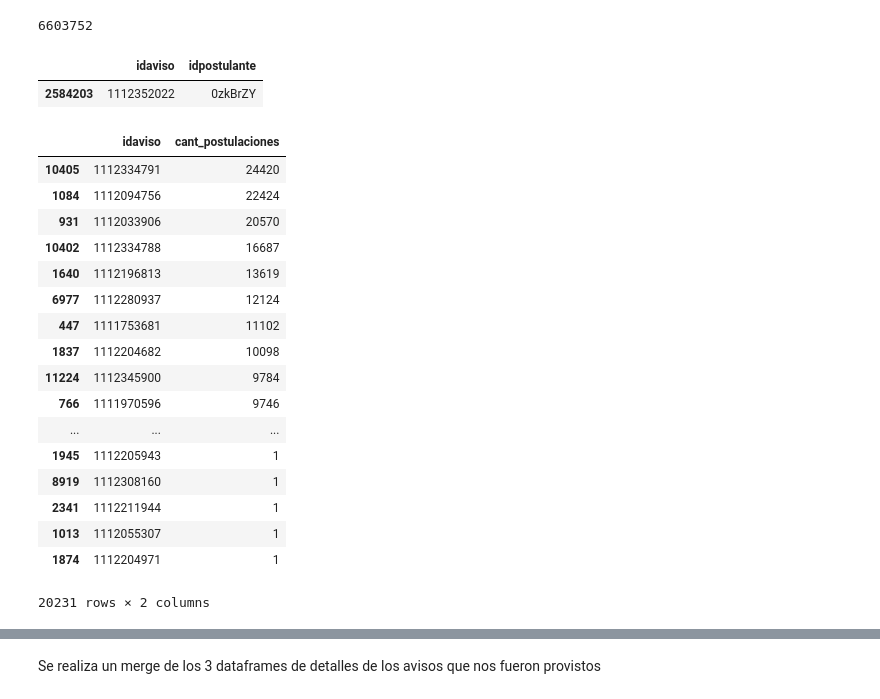
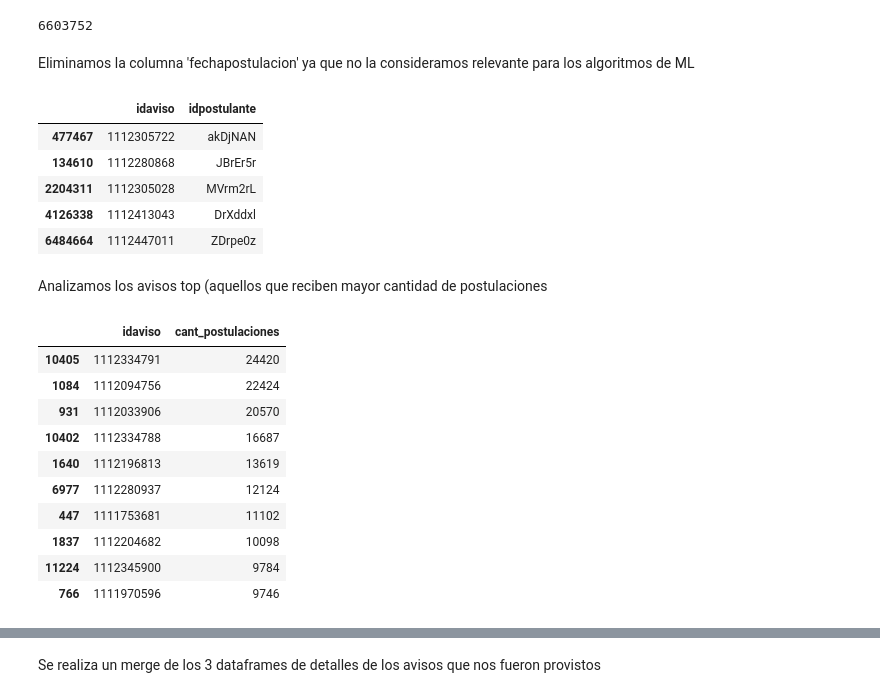
Before and after one commit to franhermani/TP2-7506, a Jupyter notebook: modelo_nuevo_make.ipynb, the cells around one changed output, grey strips where cells are left out. Saved outputs shown, nothing was run; the diff lists cells and outputs as text; code cells hidden in the pictures.

```diff
--- a/modelo_nuevo_make.ipynb
+++ b/modelo_nuevo_make.ipynb
@@ -447,5 +452,0 @@ postulaciones.drop(columns={'fechapostulacion'}, inplace = True)
-# %%
-postulaciones.sample(1)
-# %% [output]
-|  | idaviso | idpostulante |
-| 2584203 | 1112352022 | 0zkBrZY |
@@ -455,25 +453,32 @@ postulaciones.sample(1)
+# %% [markdown]
+Eliminamos la columna 'fechapostulacion' ya que no la consideramos relevante para los algoritmos de ML
+# %%
+postulaciones.drop(columns={'fechapostulacion'}, inplace = True)
+
+postulaciones.sample(5)
+# %% [output]
+|  | idaviso | idpostulante |
+| 477467 | 1112305722 | akDjNAN |
+| 134610 | 1112280868 | JBrEr5r |
+| 2204311 | 1112305028 | MVrm2rL |
+| 4126338 | 1112413043 | DrXddxl |
+| 6484664 | 1112447011 | ZDrpe0z |
+# %% [markdown]
+Analizamos los avisos top (aquellos que reciben mayor cantidad de postulaciones
 # %%
-#armo un nuevo df que tenga idaviso | #postulantes
 cant_postulantes_por_aviso = postulaciones.groupby(['idaviso',]).size().to_frame('cant_postulaciones').reset_index()
-#lo agrupo para tener el top de avisos
 cant_postulantes_por_aviso.sort_values('cant_postulaciones', inplace = True, ascending = False)
-cant_postulantes_por_aviso
+
+cant_postulantes_por_aviso.head(10)
 # %% [output]
 |  | idaviso | cant_postulaciones |
 | 10405 | 1112334791 | 24420 |
 | 1084 | 1112094756 | 22424 |
 | 931 | 1112033906 | 20570 |
 | 10402 | 1112334788 | 16687 |
 | 1640 | 1112196813 | 13619 |
 | 6977 | 1112280937 | 12124 |
 | 447 | 1111753681 | 11102 |
 | 1837 | 1112204682 | 10098 |
 | 11224 | 1112345900 | 9784 |
 | 766 | 1111970596 | 9746 |
-| ... | ... | ... |
-| 1945 | 1112205943 | 1 |
-| 8919 | 1112308160 | 1 |
-| 2341 | 1112211944 | 1 |
-| 1013 | 1112055307 | 1 |
-| 1874 | 1112204971 | 1 |
-20231 rows × 2 columns
```
Also changed, not shown: parts of 67 cells of this notebook.
